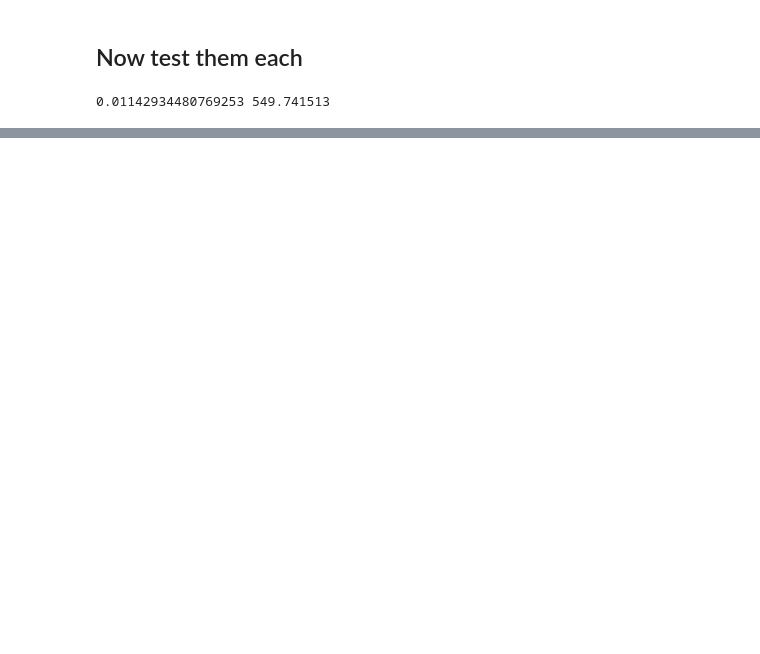
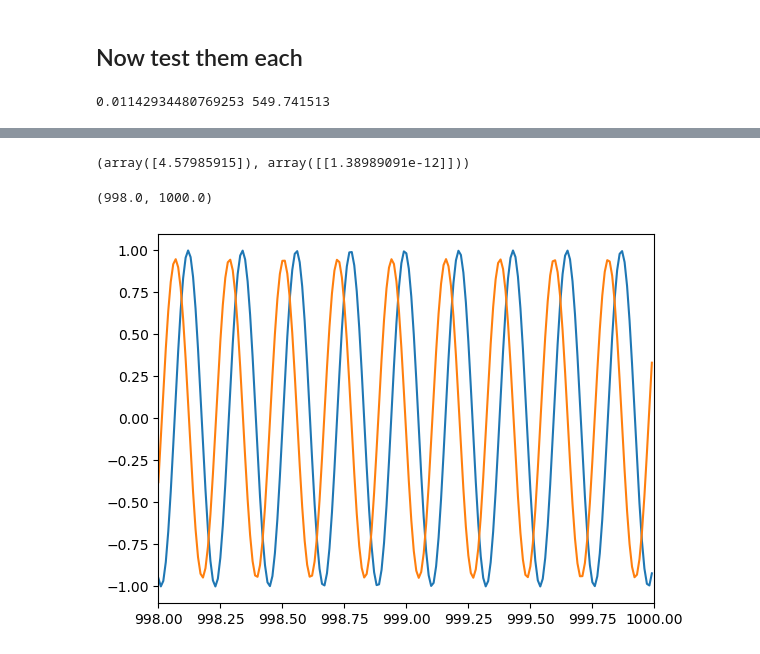
Before and after one commit to mjmorano/Spin-tracking-New, a Jupyter notebook: ElegantSpinIntegration.ipynb, the cells around one changed output, grey strips where cells are left out. Cells and saved outputs as stored; diff of their text form; code cells hidden in the pictures; blank space fills up the shorter version.

```diff
--- a/ElegantSpinIntegration.ipynb
+++ b/ElegantSpinIntegration.ipynb
@@ -1340,0 +1770,3 @@ print(period, 2.0*np.pi/period)
+# %%
+def sinFunc(x, freq):
+	return np.sin(x*2*np.pi*freq)
@@ -1340,0 +1781,11 @@ print(period, 2.0*np.pi/period)
+# %%
+p0 = [4.58]
+res = scipy.optimize.curve_fit(sinFunc, trueSolutionMidpoint[:-2, 0], trueSolutionMidpoint[:-2, coord], p0=p0)
+print(res)
+plt.plot(trueSolutionMidpoint[:-2, 0], sinFunc(trueSolutionMidpoint[:-2, 0], res[0][0]))
+plt.plot(trueSolutionMidpoint[:-2, 0], trueSolutionMidpoint[:-2, coord])
+plt.xlim(998, 1000)
+# %% [output]
+(array([4.57985915]), array([[1.38989091e-12]]))
+(998.0, 1000.0)
+[figure, added]
```
Also changed, not shown: parts of 59 cells of this notebook, 1 other file.
